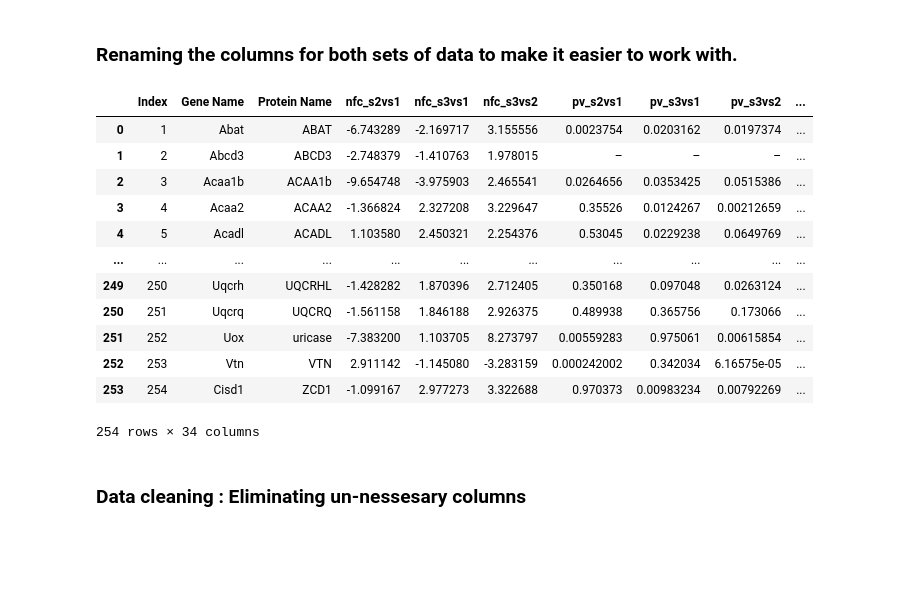
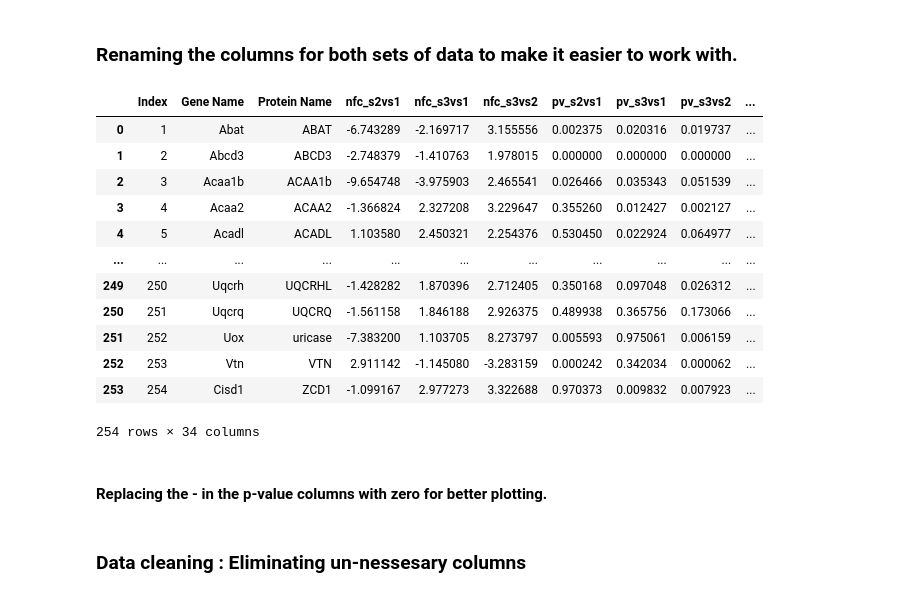
Before and after one commit to KyraGriffin/bmsip_internship_seta, a Jupyter notebook: protein_isolation.ipynb, the cells around one changed output. Saved outputs shown, nothing was run; the diff lists cells and outputs as text; code cells hidden in the pictures; blank space fills up the shorter version.

```diff
--- a/protein_isolation.ipynb
+++ b/protein_isolation.ipynb
@@ -117,45 +119,48 @@ proteomics_total.rename(columns={"Sample 1 (126).1": "nss_Sample_1_126",
 # Renaming the raw ratio columns
 proteomics_total.rename(columns={"Sample 2 : Sample 1.2": "rr_s2vs1",
                 "Sample 3 : Sample 1.2": "rr_s3vs1",
                 "Sample 3 : Sample 2.2": "rr_s3vs2"}, inplace=True)
 
 # Renaming the Log2 ratio columns
 proteomics_total.rename(columns={"Sample 2 : Sample 1.3": "log2_s2vs1",
                 "Sample 3 : Sample 1.3": "log2_s3vs1",
                 "Sample 3 : Sample 2.3": "log2_s3vs2"}, inplace=True)
 
 # Renaming the Normalized Log2 Ratio columns
 proteomics_total.rename(columns={"Sample 2 : Sample 1.4": "norm_log2_s2vs1",
                 "Sample 3 : Sample 1.4": "norm_log2_s3vs1",
                 "Sample 3 : Sample 2.4": "norm_log2_s3vs2"}, inplace=True)
 
 # Renaming the second Normalized Fold Change columns
 proteomics_total.rename(columns={"Sample 2 : Sample 1.5": "nfc_s2vs1",
                 "Sample 3 : Sample 1.5": "norm_fc2_s3vs1",
                 "Sample 3 : Sample 2.5": "norm_fc2_s3vs2"}, inplace=True)
 
 
 # Renaming the second p-value columns
 proteomics_total.rename(columns={"Sample 2 : Sample 1.6": "pv2_s2vs1",
                 "Sample 3 : Sample 1.6": "pv2_s3vs1",
                 "Sample 3 : Sample 2.6": "pv2_s3vs2"}, inplace=True)
 
 # proteomics_ack
+proteomics_total = proteomics_total.replace(to_replace="–", value=0)
 proteomics_total
 # %% [output]
 |  | Index | Gene Name | Protein Name | nfc_s2vs1 | nfc_s3vs1 | nfc_s3vs2 | pv_s2vs1 | pv_s3vs1 | pv_s3vs2 | ... |
-| 0 | 1 | Abat | ABAT | -6.743289 | -2.169717 | 3.155556 | 0.0023754 | 0.0203162 | 0.0197374 | ... |
-| 1 | 2 | Abcd3 | ABCD3 | -2.748379 | -1.410763 | 1.978015 | – | – | – | ... |
-| 2 | 3 | Acaa1b | ACAA1b | -9.654748 | -3.975903 | 2.465541 | 0.0264656 | 0.0353425 | 0.0515386 | ... |
-| 3 | 4 | Acaa2 | ACAA2 | -1.366824 | 2.327208 | 3.229647 | 0.35526 | 0.0124267 | 0.00212659 | ... |
-| 4 | 5 | Acadl | ACADL | 1.103580 | 2.450321 | 2.254376 | 0.53045 | 0.0229238 | 0.0649769 | ... |
+| 0 | 1 | Abat | ABAT | -6.743289 | -2.169717 | 3.155556 | 0.002375 | 0.020316 | 0.019737 | ... |
+| 1 | 2 | Abcd3 | ABCD3 | -2.748379 | -1.410763 | 1.978015 | 0.000000 | 0.000000 | 0.000000 | ... |
+| 2 | 3 | Acaa1b | ACAA1b | -9.654748 | -3.975903 | 2.465541 | 0.026466 | 0.035343 | 0.051539 | ... |
+| 3 | 4 | Acaa2 | ACAA2 | -1.366824 | 2.327208 | 3.229647 | 0.355260 | 0.012427 | 0.002127 | ... |
+| 4 | 5 | Acadl | ACADL | 1.103580 | 2.450321 | 2.254376 | 0.530450 | 0.022924 | 0.064977 | ... |
 | ... | ... | ... | ... | ... | ... | ... | ... | ... | ... | ... |
-| 249 | 250 | Uqcrh | UQCRHL | -1.428282 | 1.870396 | 2.712405 | 0.350168 | 0.097048 | 0.0263124 | ... |
+| 249 | 250 | Uqcrh | UQCRHL | -1.428282 | 1.870396 | 2.712405 | 0.350168 | 0.097048 | 0.026312 | ... |
 | 250 | 251 | Uqcrq | UQCRQ | -1.561158 | 1.846188 | 2.926375 | 0.489938 | 0.365756 | 0.173066 | ... |
-| 251 | 252 | Uox | uricase | -7.383200 | 1.103705 | 8.273797 | 0.00559283 | 0.975061 | 0.00615854 | ... |
-| 252 | 253 | Vtn | VTN | 2.911142 | -1.145080 | -3.283159 | 0.000242002 | 0.342034 | 6.16575e-05 | ... |
-| 253 | 254 | Cisd1 | ZCD1 | -1.099167 | 2.977273 | 3.322688 | 0.970373 | 0.00983234 | 0.00792269 | ... |
+| 251 | 252 | Uox | uricase | -7.383200 | 1.103705 | 8.273797 | 0.005593 | 0.975061 | 0.006159 | ... |
+| 252 | 253 | Vtn | VTN | 2.911142 | -1.145080 | -3.283159 | 0.000242 | 0.342034 | 0.000062 | ... |
+| 253 | 254 | Cisd1 | ZCD1 | -1.099167 | 2.977273 | 3.322688 | 0.970373 | 0.009832 | 0.007923 | ... |
 254 rows × 34 columns
+# %% [markdown]
+#### Replacing the - in the p-value columns with zero for better plotting.
 # %% [markdown]
 ### Data cleaning : Eliminating un-nessesary columns
 # %%
```
Also changed, not shown: parts of 2 cells of this notebook.
